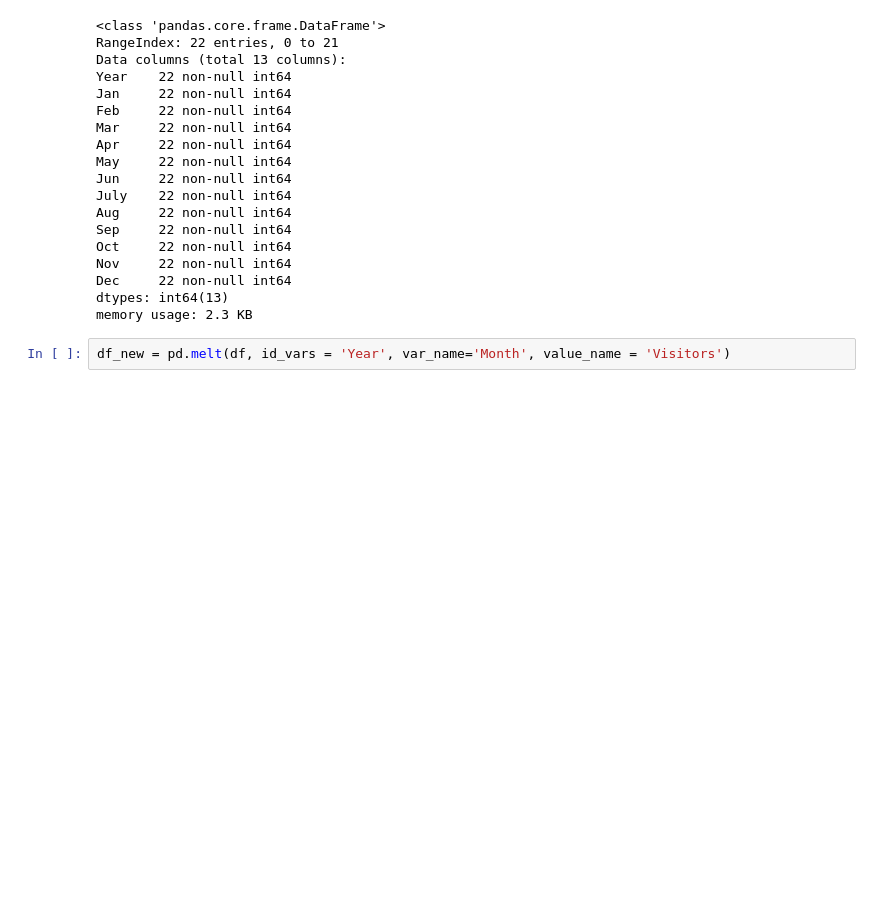
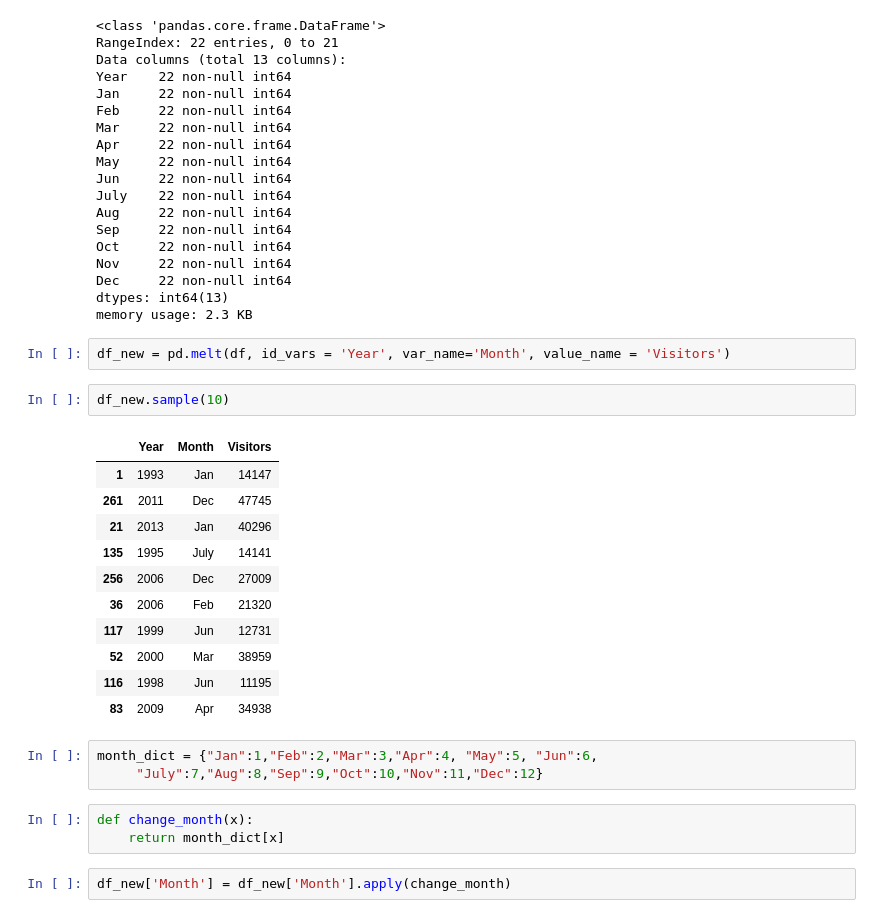
Before and after one commit to OSAC/Data-Visualization, a Jupyter notebook: visitors_by_month.ipynb, the cells around one changed output. Cells and saved outputs as stored; diff of their text form; blank space fills up the shorter version.

```diff
--- a/visitors_by_month.ipynb
+++ b/visitors_by_month.ipynb
@@ -57,3 +57,25 @@ dtypes: int64(13)
 memory usage: 2.3 KB
 # %%
 df_new = pd.melt(df, id_vars = 'Year', var_name='Month', value_name = 'Visitors')
+# %%
+df_new.sample(10)
+# %% [output]
+|  | Year | Month | Visitors |
+| 1 | 1993 | Jan | 14147 |
+| 261 | 2011 | Dec | 47745 |
+| 21 | 2013 | Jan | 40296 |
+| 135 | 1995 | July | 14141 |
+| 256 | 2006 | Dec | 27009 |
+| 36 | 2006 | Feb | 21320 |
+| 117 | 1999 | Jun | 12731 |
+| 52 | 2000 | Mar | 38959 |
+| 116 | 1998 | Jun | 11195 |
+| 83 | 2009 | Apr | 34938 |
+# %%
+month_dict = {"Jan":1,"Feb":2,"Mar":3,"Apr":4, "May":5, "Jun":6,
+     "July":7,"Aug":8,"Sep":9,"Oct":10,"Nov":11,"Dec":12}
+# %%
+def change_month(x):
+    return month_dict[x]
+# %%
+df_new['Month'] = df_new['Month'].apply(change_month)
```
Also changed, not shown: parts of 9 cells of this notebook.
